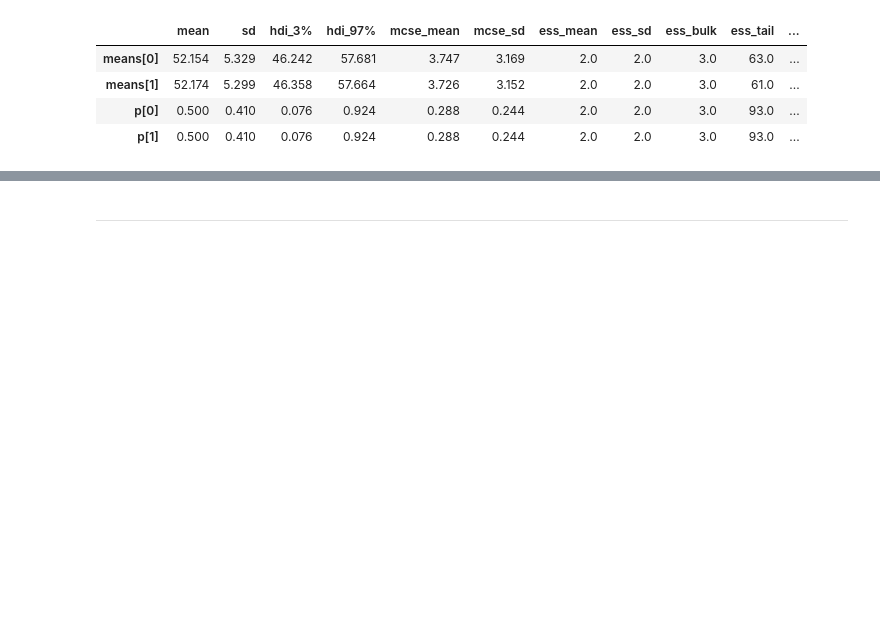
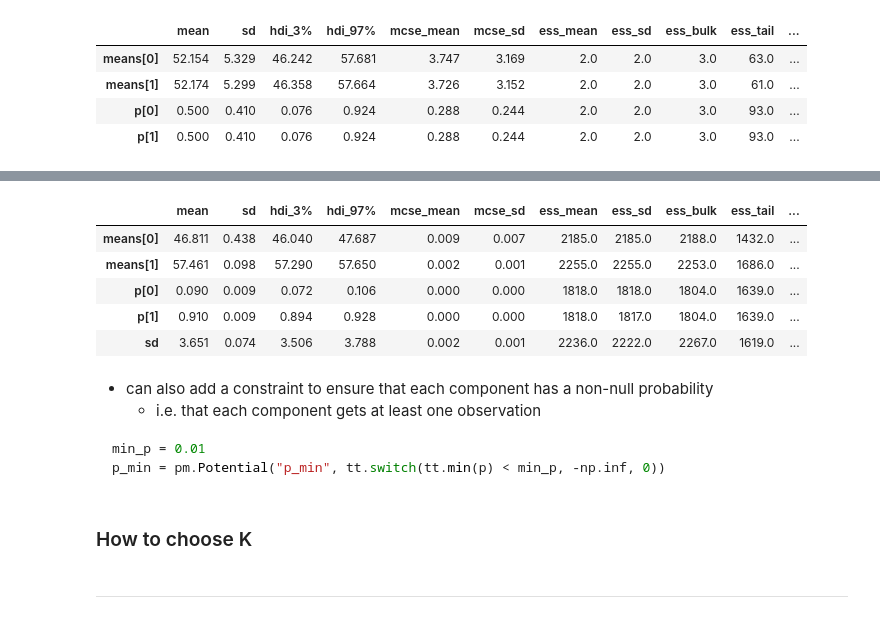
Before and after one commit to jhrcook/bayesian-analysis-with-python_e2, a Jupyter notebook: 06_mixture-models.ipynb, the cells around one changed output, grey strips where cells are left out. Cells and saved outputs as stored; diff of their text form; code cells hidden in the pictures; blank space fills up the shorter version.

````diff
--- a/06_mixture-models.ipynb
+++ b/06_mixture-models.ipynb
@@ -156,3 +207,22 @@ az.summary(trace_mg, var_names=["means", "p"])
+# %%
+az.summary(trace_mgp)
+# %% [output]
+|  | mean | sd | hdi_3% | hdi_97% | mcse_mean | mcse_sd | ess_mean | ess_sd | ess_bulk | ess_tail | ... |
+| means[0] | 46.811 | 0.438 | 46.040 | 47.687 | 0.009 | 0.007 | 2185.0 | 2185.0 | 2188.0 | 1432.0 | ... |
+| means[1] | 57.461 | 0.098 | 57.290 | 57.650 | 0.002 | 0.001 | 2255.0 | 2255.0 | 2253.0 | 1686.0 | ... |
+| p[0] | 0.090 | 0.009 | 0.072 | 0.106 | 0.000 | 0.000 | 1818.0 | 1818.0 | 1804.0 | 1639.0 | ... |
+| p[1] | 0.910 | 0.009 | 0.894 | 0.928 | 0.000 | 0.000 | 1818.0 | 1817.0 | 1804.0 | 1639.0 | ... |
+| sd | 3.651 | 0.074 | 3.506 | 3.788 | 0.002 | 0.001 | 2236.0 | 2222.0 | 2267.0 | 1619.0 | ... |
+# %% [markdown]
+- can also add a constraint to ensure that each component has a non-null probability
+    - i.e. that each component gets at least one observation
+
+```python
+min_p = 0.01
+p_min = pm.Potential("p_min", tt.switch(tt.min(p) < min_p, -np.inf, 0))
+```
+# %% [markdown]
+### How to choose K
 # %% [markdown]
 ---
 # %%
````
Also changed, not shown: parts of 13 cells of this notebook, 4 other files.
